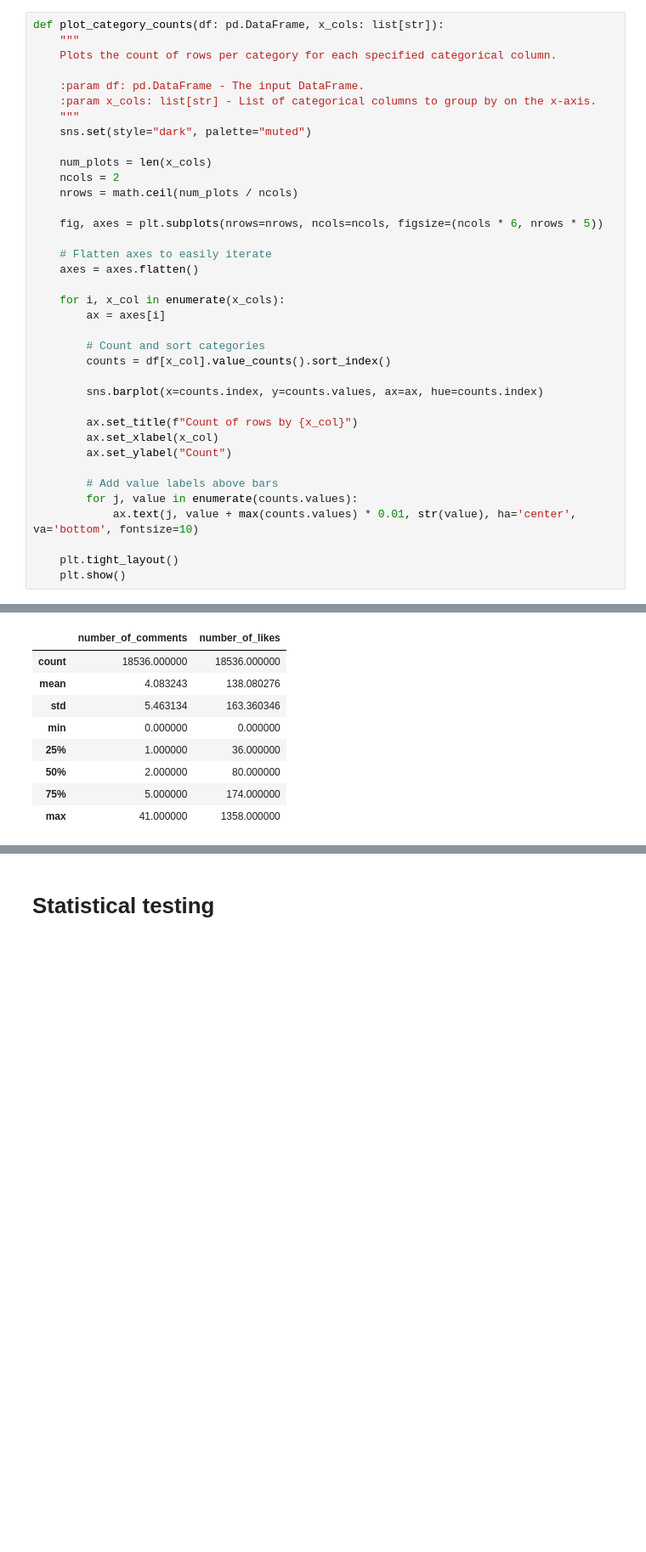
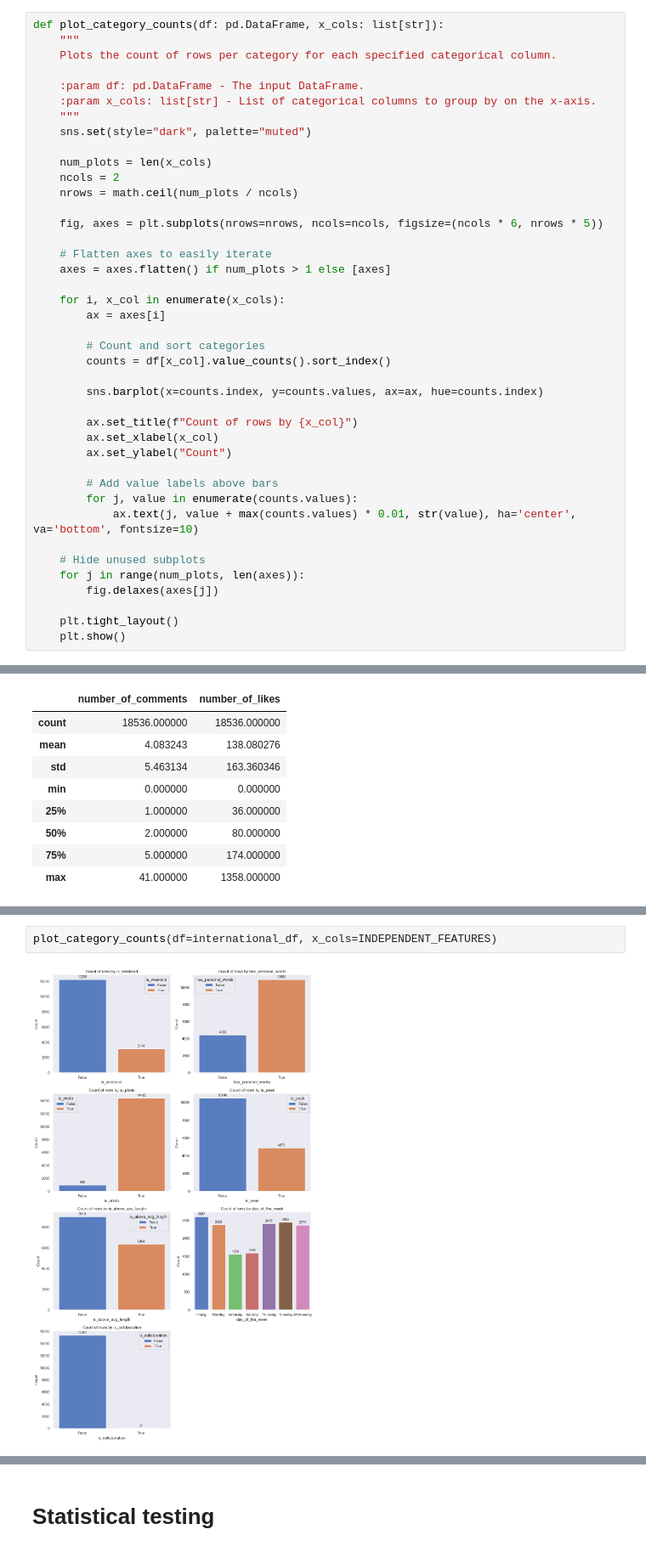
Before and after one commit to semwett0301/dms-hypothesis-testing, a Jupyter notebook: final_analysis.ipynb, the cells around one changed output, grey strips where cells are left out. Shown at 85% size. Saved outputs shown, nothing was run; the diff lists cells and outputs as text; blank space fills up the shorter version.

```diff
--- a/final_analysis.ipynb
+++ b/final_analysis.ipynb
@@ -155,7 +155,7 @@ def plot_category_counts(df: pd.DataFrame, x_cols: list[str]):
     fig, axes = plt.subplots(nrows=nrows, ncols=ncols, figsize=(ncols * 6, nrows * 5))
 
     # Flatten axes to easily iterate
-    axes = axes.flatten()
+    axes = axes.flatten() if num_plots > 1 else [axes]
 
     for i, x_col in enumerate(x_cols):
         ax = axes[i]
@@ -173,6 +173,10 @@ def plot_category_counts(df: pd.DataFrame, x_cols: list[str]):
         for j, value in enumerate(counts.values):
             ax.text(j, value + max(counts.values) * 0.01, str(value), ha='center', va='bottom', fontsize=10)
 
+    # Hide unused subplots
+    for j in range(num_plots, len(axes)):
+        fig.delaxes(axes[j])
+
     plt.tight_layout()
     plt.show()
 # %% [markdown]
@@ -1601,0 +1643,4 @@ final_cleaned_df.describe()
+# %%
+plot_category_counts(df=international_df, x_cols=INDEPENDENT_FEATURES)
+# %% [output]
+[figure, added]
```
Also changed, not shown: parts of 18 cells of this notebook.
